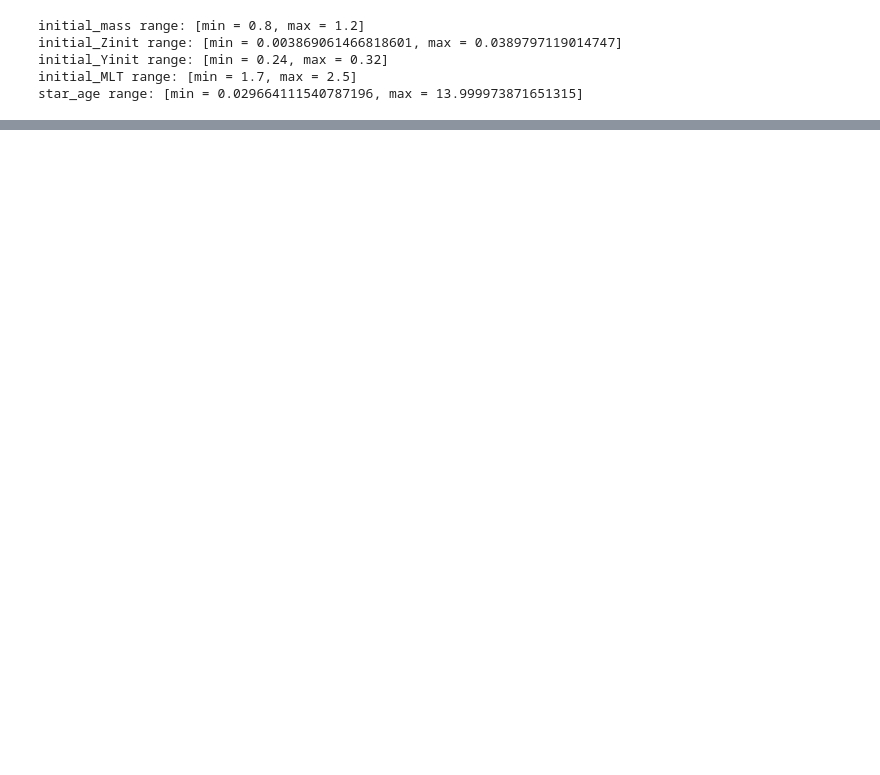
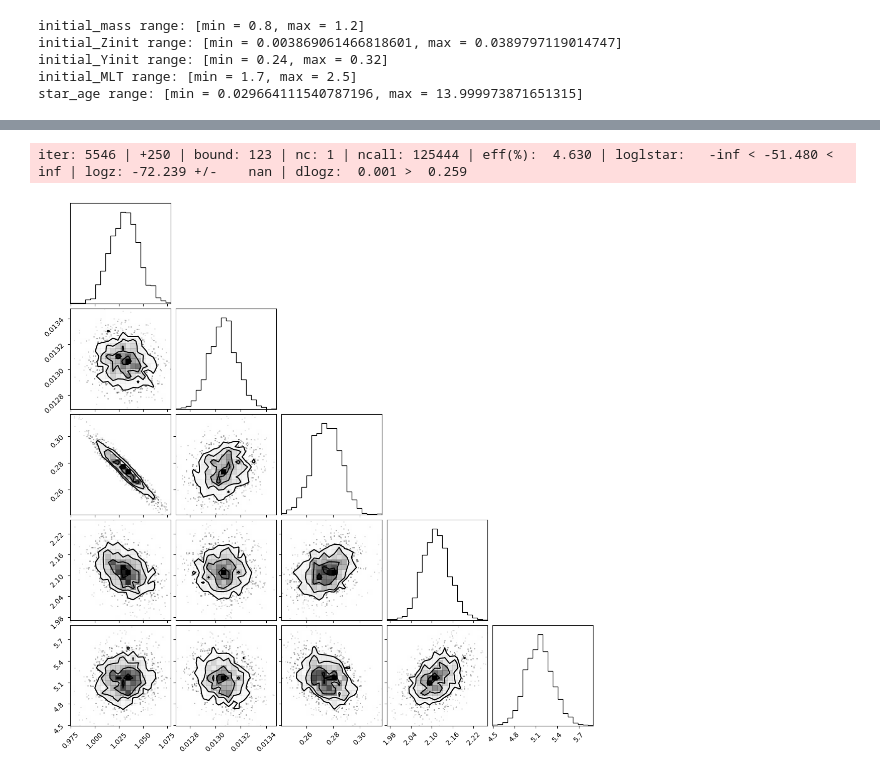
Before and after one commit to ojscutt/sl-pitchfork, a Jupyter notebook: 4_inference.ipynb, the cells around one changed output, grey strips where cells are left out. Cells and saved outputs as stored; diff of their text form; code cells hidden in the pictures; blank space fills up the shorter version.

```diff
--- a/4_inference.ipynb
+++ b/4_inference.ipynb
@@ -141,0 +105,16 @@ priors = [mass_prior,Zinit_prior, Yinit_prior, MLT_prior, age_prior]
+# %%
+"""
+add noise to observed quantities
+"""
+def obs_noise(obs, unc):
+    noisy_obs = np.empty(len(obs))
+    idx = 0
+    for ob in obs:
+        noisy_obs[idx] = scipy.stats.norm(loc=ob, scale=unc[idx]).rvs()
+        idx+=1
+
+    return noisy_obs
+
+noisy_obs = obs_noise(obs,unc)
+
+print(noisy_obs-obs)
@@ -158,0 +150,14 @@ model_inps
+# %%
+"""
+run with obs noise added
+"""
+
+tic = time.time()
+sampler = ns(priors=priors, observed_vals=noisy_obs, observed_unc=unc, pitchfork=pitchfork)
+posterior = sampler(nlive=250,sample='rwalk', bound='multi')
+toc = time.time()
+
+corner.corner(posterior);
+# %% [output]
+iter: 5546 | +250 | bound: 123 | nc: 1 | ncall: 125444 | eff(%):  4.630 | loglstar:   -inf < -51.480 <    inf | logz: -72.239 +/-    nan | dlogz:  0.001 >  0.259
+[figure, added]
```
Also changed, not shown: parts of 24 cells of this notebook, 7 other files.
